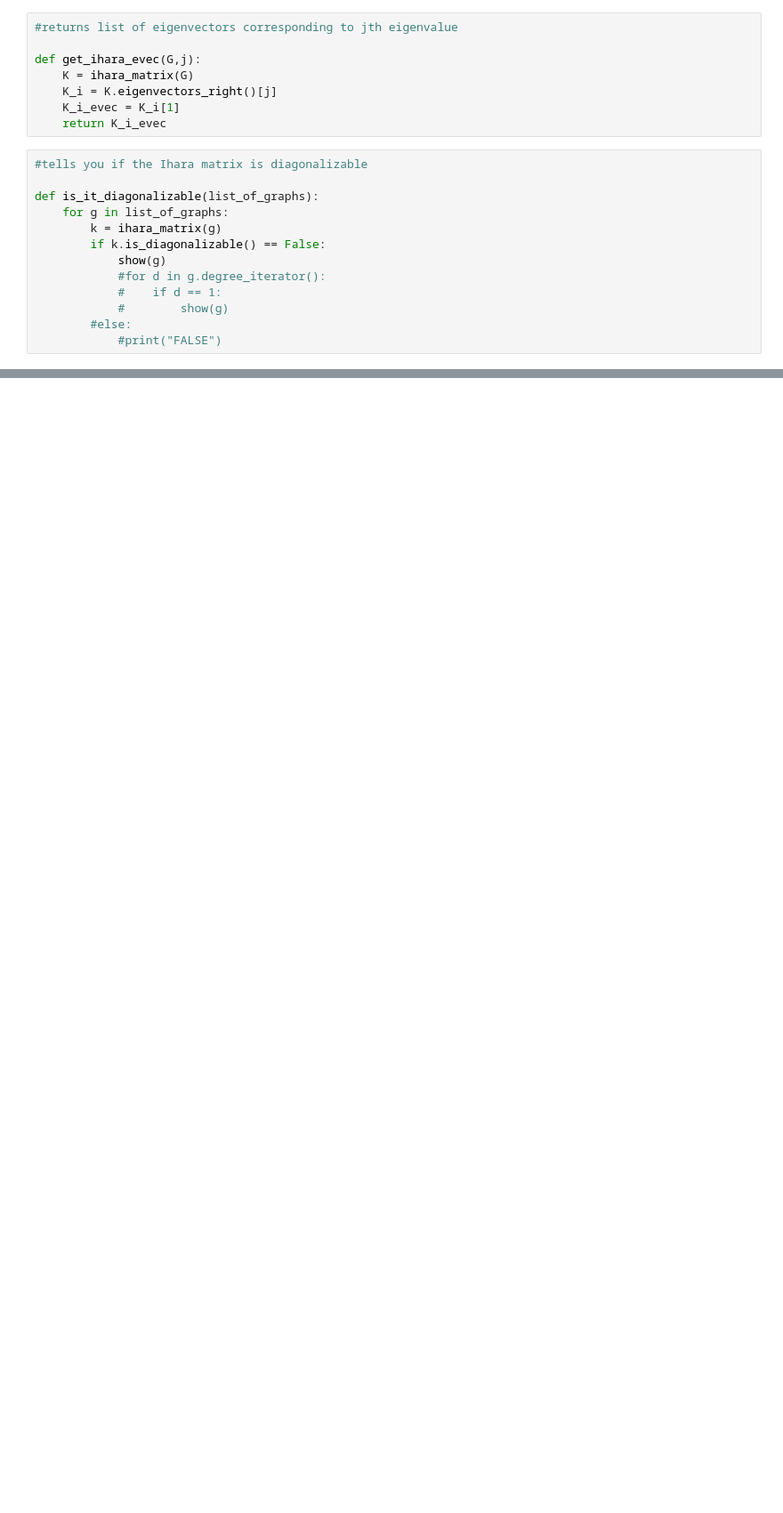
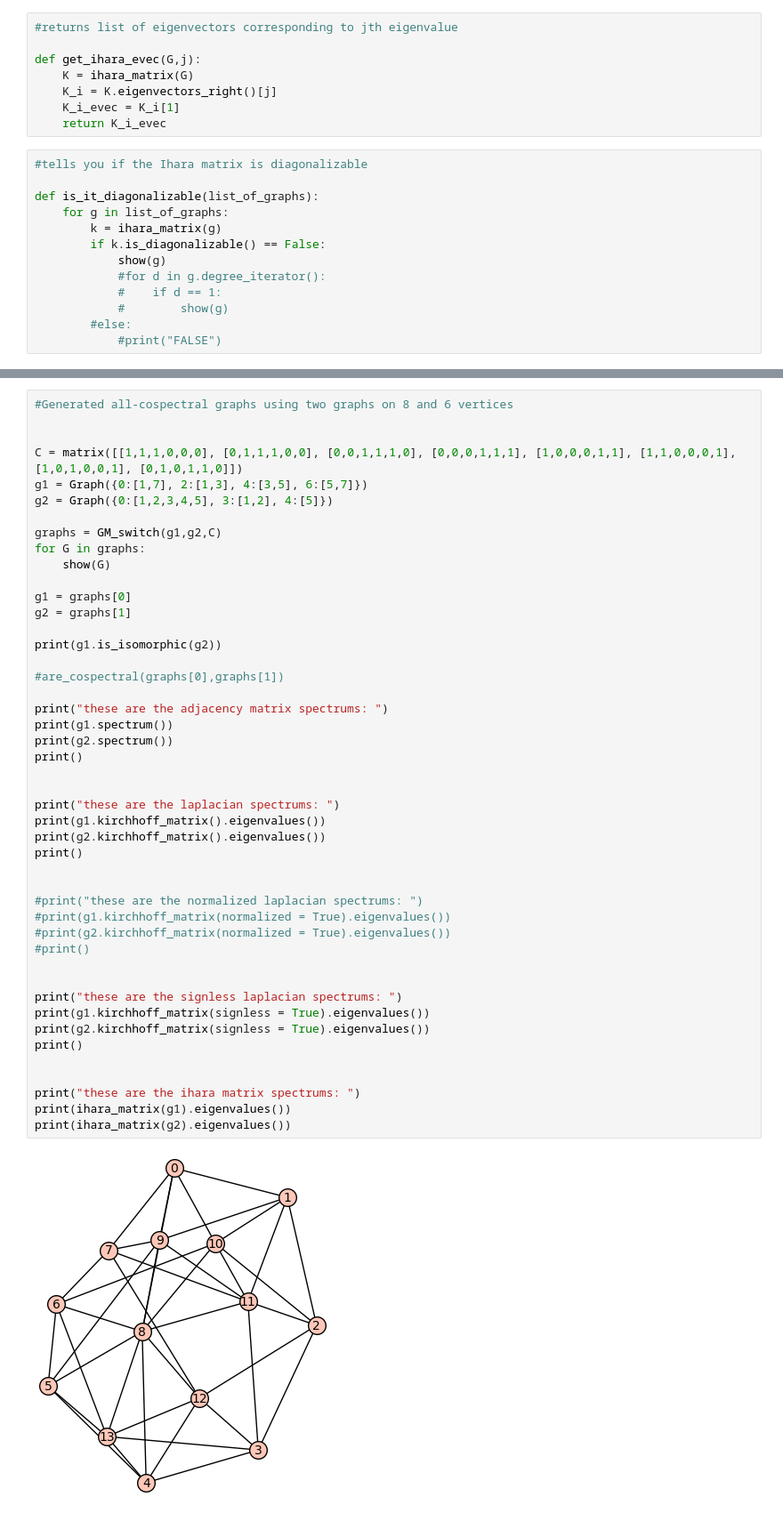
Before and after one commit to davizacheu/Spectral-Graph-Theory-Research, a Jupyter notebook: NB_Functions.ipynb, the cells around one changed output, grey strips where cells are left out. Shown at 89% size. Cells and saved outputs as stored; diff of their text form; blank space fills up the shorter version.

```diff
--- a/NB_Functions.ipynb
+++ b/NB_Functions.ipynb
@@ -216,0 +363,48 @@ for i in range (0,graphs_length):
+# %%
+#Generated all-cospectral graphs using two graphs on 8 and 6 vertices
+
+
+C = matrix([[1,1,1,0,0,0], [0,1,1,1,0,0], [0,0,1,1,1,0], [0,0,0,1,1,1], [1,0,0,0,1,1], [1,1,0,0,0,1], [1,0,1,0,0,1], [0,1,0,1,1,0]])
+g1 = Graph({0:[1,7], 2:[1,3], 4:[3,5], 6:[5,7]})
+g2 = Graph({0:[1,2,3,4,5], 3:[1,2], 4:[5]})
+
+graphs = GM_switch(g1,g2,C)
+for G in graphs:
+    show(G)
+
+g1 = graphs[0]
+g2 = graphs[1]
+
+print(g1.is_isomorphic(g2))
+
+#are_cospectral(graphs[0],graphs[1])
+
+print("these are the adjacency matrix spectrums: ")
+print(g1.spectrum())
+print(g2.spectrum())
+print()
+
+
+print("these are the laplacian spectrums: ")
+print(g1.kirchhoff_matrix().eigenvalues())
+print(g2.kirchhoff_matrix().eigenvalues())
+print()
+
+
+#print("these are the normalized laplacian spectrums: ")
+#print(g1.kirchhoff_matrix(normalized = True).eigenvalues())
+#print(g2.kirchhoff_matrix(normalized = True).eigenvalues())
+#print()
+
+
+print("these are the signless laplacian spectrums: ")
+print(g1.kirchhoff_matrix(signless = True).eigenvalues())
+print(g2.kirchhoff_matrix(signless = True).eigenvalues())
+print()
+
+
+print("these are the ihara matrix spectrums: ")
+print(ihara_matrix(g1).eigenvalues())
+print(ihara_matrix(g2).eigenvalues())
+# %% [output]
+[figure, added]
```
Also changed, not shown: parts of 27 cells of this notebook.
